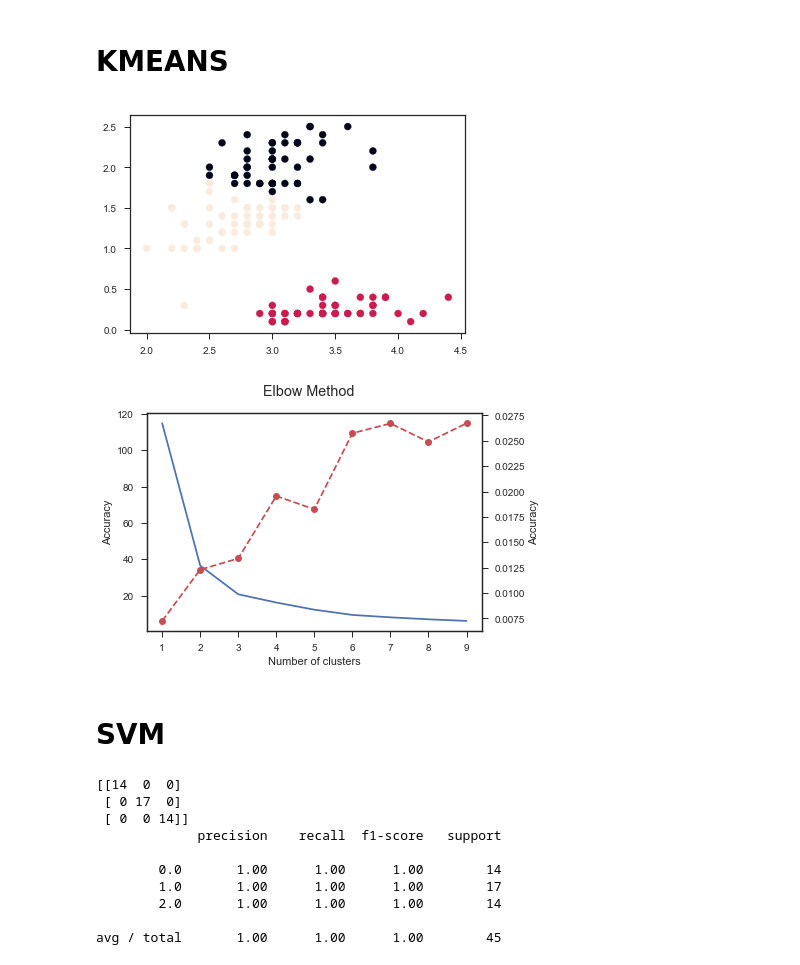
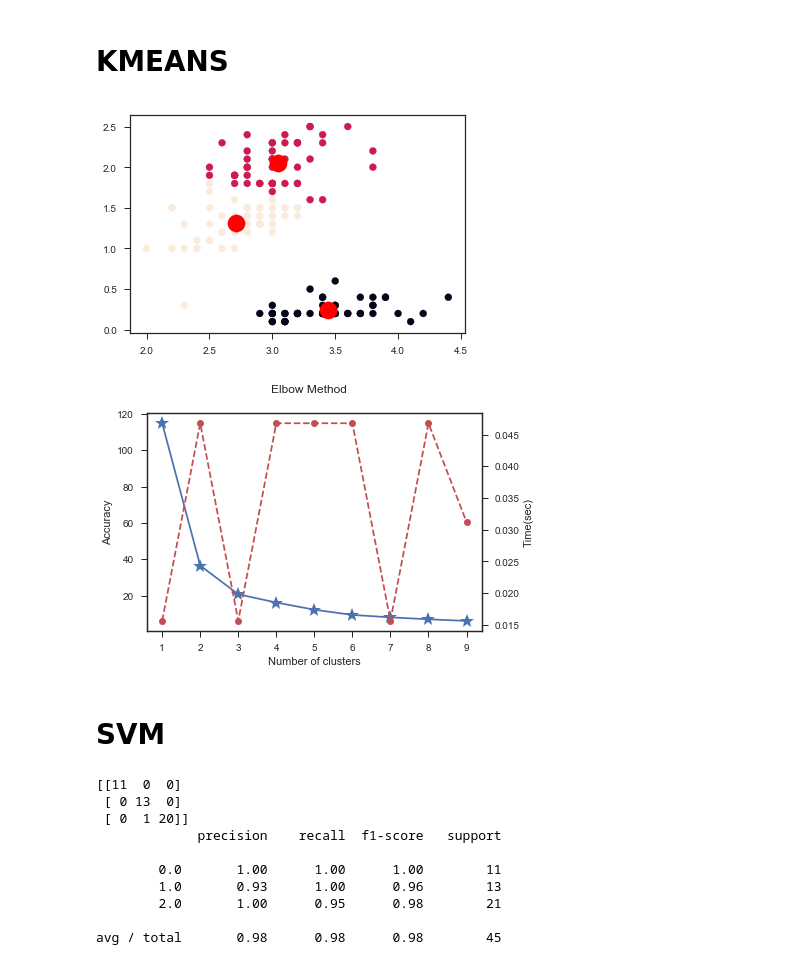
Before and after one commit to marcodigennaro/Klanik_tutorials, a Jupyter notebook: 02_iris_classification.ipynb, the cells around one changed output. Saved outputs shown, nothing was run; the diff lists cells and outputs as text; code cells hidden in the pictures.

```diff
--- a/02_iris_classification.ipynb
+++ b/02_iris_classification.ipynb
@@ -38,70 +75,73 @@ X = iris_data['data'][:,(1,3)]  #length, width
 Y = (iris_data['target'] == 2).astype(np.float64)
 
 model = KMeans(n_clusters=3)
-y_pred = model.fit_predict(X)
+Y_pred = model.fit_predict(X)
 
 fig = plt.figure()
 plt.subplot(111)
-plt.scatter(X[:, 0], X[:, 1], c=y_pred)
+plt.scatter(X[:, 0], X[:, 1], c=Y_pred)
+plt.scatter(model.cluster_centers_[:, 0], model.cluster_centers_[:, 1], s=300, c='red')
+
 plt.show()
 # %% [output]
-[figure, old version]
+[figure, new version]
 # %%
 import time
+
 clusters = range(1,10)
 accuracy = []
 time_list = []
 for i in clusters:
     t0 = time.time()
     model = KMeans(n_clusters=i, init='k-means++', max_iter=300, n_init=10, random_state=0)
     model.fit(X)
     t1 = time.time()
     accuracy.append(model.inertia_)
     time_list.append(t1-t0)
 
 fig = plt.figure()
 
 ax = fig.add_subplot(111)
-ax.plot(clusters, accuracy)
+ax.plot(clusters, accuracy, 'b*-', markersize=15)
 ax.set_ylabel('Accuracy')
 ax.set_xlabel('Number of clusters')
 
 ax2 = ax.twinx()  # instantiate a second axes that shares the same x-axis
-ax2.set_ylabel('Accuracy')
+ax2.set_ylabel('Time(sec)')
 ax2.plot(clusters, time_list, 'ro--')
 
 fig.suptitle('Elbow Method')
 plt.show()
 # %% [output]
-[figure, old version]
+[figure, new version]
 # %% [markdown]
 # SVM
 # %%
+from sklearn.svm import SVC
 from sklearn.model_selection import train_test_split
+from sklearn.metrics import classification_report, confusion_matrix
 
 #X=iris_df[iris_data['feature_names']]
 #Y=iris_df['target']
 X = iris_data['data']
 Y = (iris_data['target']).astype(np.float64)
-x_train,x_test, y_train, y_test = train_test_split(X,Y,test_size=0.30)
+X0, X1, Y0, Y1 = train_test_split(X,Y,test_size=0.30)
 
-from sklearn.svm import SVC
-model=SVC()
-model.fit(x_train, y_train)
-y_svm=model.predict(x_test)
+model = SVC()
+model.fit(X0, Y0)
+Y_pred = model.predict(X1)
 
-from sklearn.metrics import classification_report, confusion_matrix
-print(confusion_matrix(y_test,y_svm))
-print(classification_report(y_test, y_svm))
+print(confusion_matrix(Y1,Y_pred))
+print(classification_report(Y1,Y_pred))
 # %% [output]
-[[14  0  0]
- [ 0 17  0]
- [ 0  0 14]]
+[[11  0  0]
+ [ 0 13  0]
+ [ 0  1 20]]
              precision    recall  f1-score   support
 
-        0.0       1.00      1.00      1.00        14
-        1.0       1.00      1.00      1.00        17
-        2.0       1.00      1.00      1.00        14
+        0.0       1.00      1.00      1.00        11
+        1.0       0.93      1.00      0.96        13
+        2.0       1.00      0.95      0.98        21
 
-avg / total       1.00      1.00      1.00        45
+avg / total       0.98      0.98      0.98        45
 # %%
```
Also changed, not shown: parts of 9 cells of this notebook, 4 other files.
